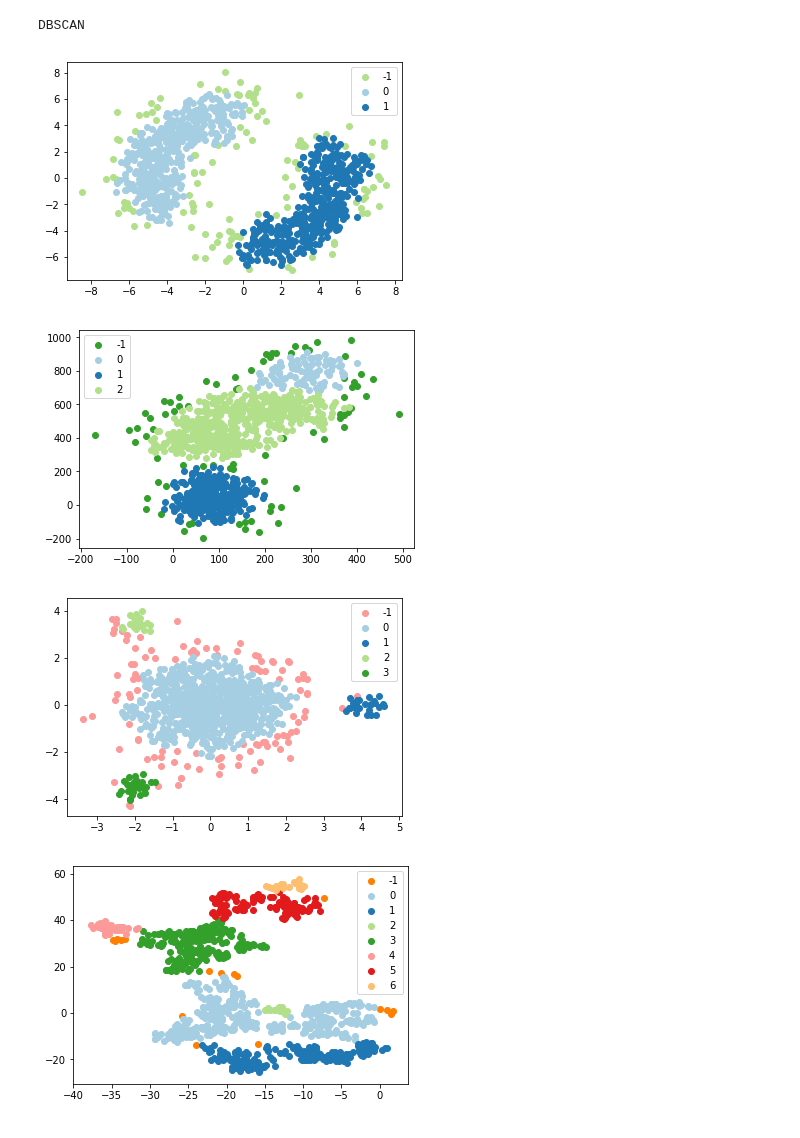
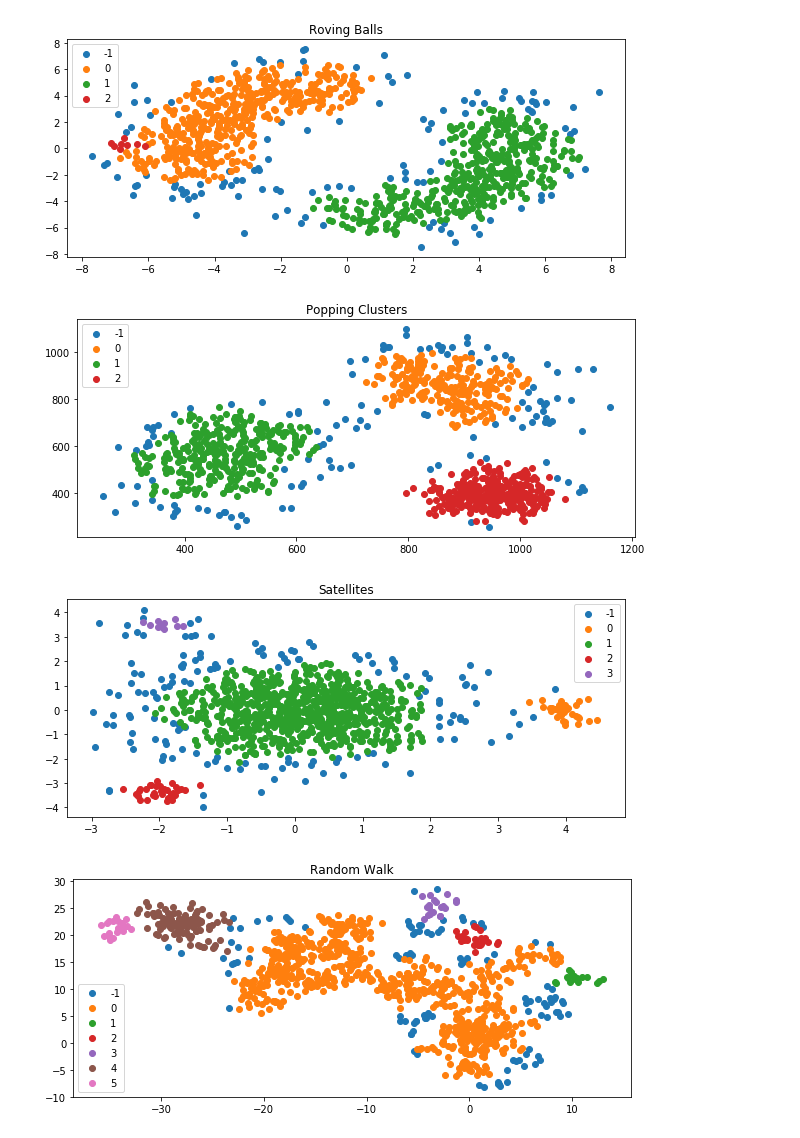
Before and after one commit to AndreasAlam/olac, a Jupyter notebook: notebooks/jdp-clustering-comparison.ipynb, the cells around one changed output. Cells and saved outputs as stored; diff of their text form; code cells hidden in the pictures.

Commit message:
Spruced up the clustering comparison nb

```diff
--- a/notebooks/jdp-clustering-comparison.ipynb
+++ b/notebooks/jdp-clustering-comparison.ipynb
@@ -12,3 +18,4 @@ import seaborn as sns
 import olac
 # %%
 plt.rcParams['figure.facecolor'] = 'white'
+plt.rcParams['figure.figsize'] = (10,4)
@@ -34,0 +52,11 @@ for i, ds in enumerate(datasets):
+# %%
+for i, ds in enumerate(datasets):
+    clf = MeanShift(cluster_all=True)
+    clusters = clf.fit_predict(ds)
+
+    for c in np.unique(clusters):
+        plt.scatter(*ds[clusters==c].T, label=str(c))
+
+    plt.title(names[i])
+    plt.legend()
+    plt.show()
@@ -35,20 +72,17 @@ for i, ds in enumerate(datasets):
 # %%
-print('DBSCAN')
-for ds in datasets:
+for i, ds in enumerate(datasets):
     eps = (ds.max(axis=0) - ds.min(axis=0)).mean()/25
     m = ds.shape[0]//100
     clusters = DBSCAN(eps=eps, min_samples=m).fit_predict(ds)
 
-    cmap = sns.palettes.color_palette('Paired', n_colors=len(np.unique(clusters)))
     for c in np.unique(clusters):
-        plt.scatter(*ds[clusters==c].T, label=str(c), c=cmap[c])
+        plt.scatter(*ds[clusters==c].T, label=str(c))
 
-
+    plt.title(names[i])
     plt.legend()
     plt.show()
 # %% [output]
-DBSCAN
-[figure, old version]
+[figure, new version]
-[figure, old version]
+[figure, new version]
-[figure, old version]
+[figure, new version]
-[figure, old version]
+[figure, new version]
```
Also changed, not shown: parts of 12 cells of this notebook.
